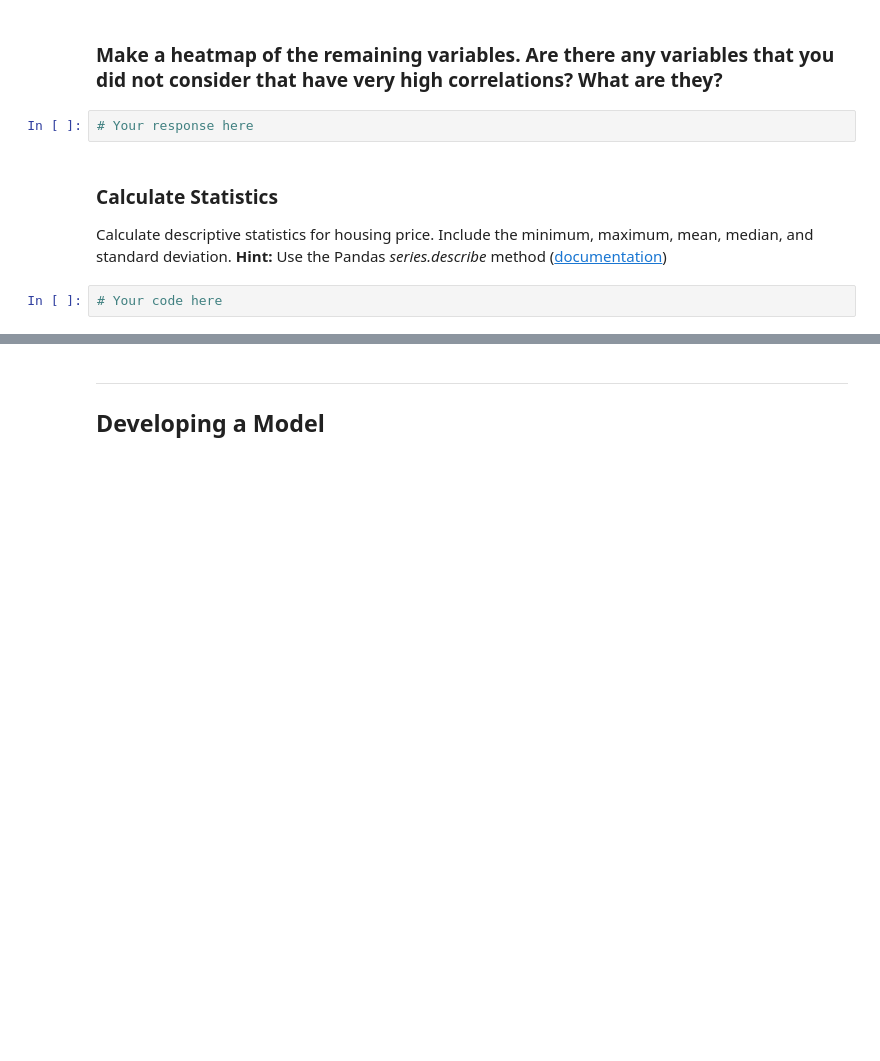
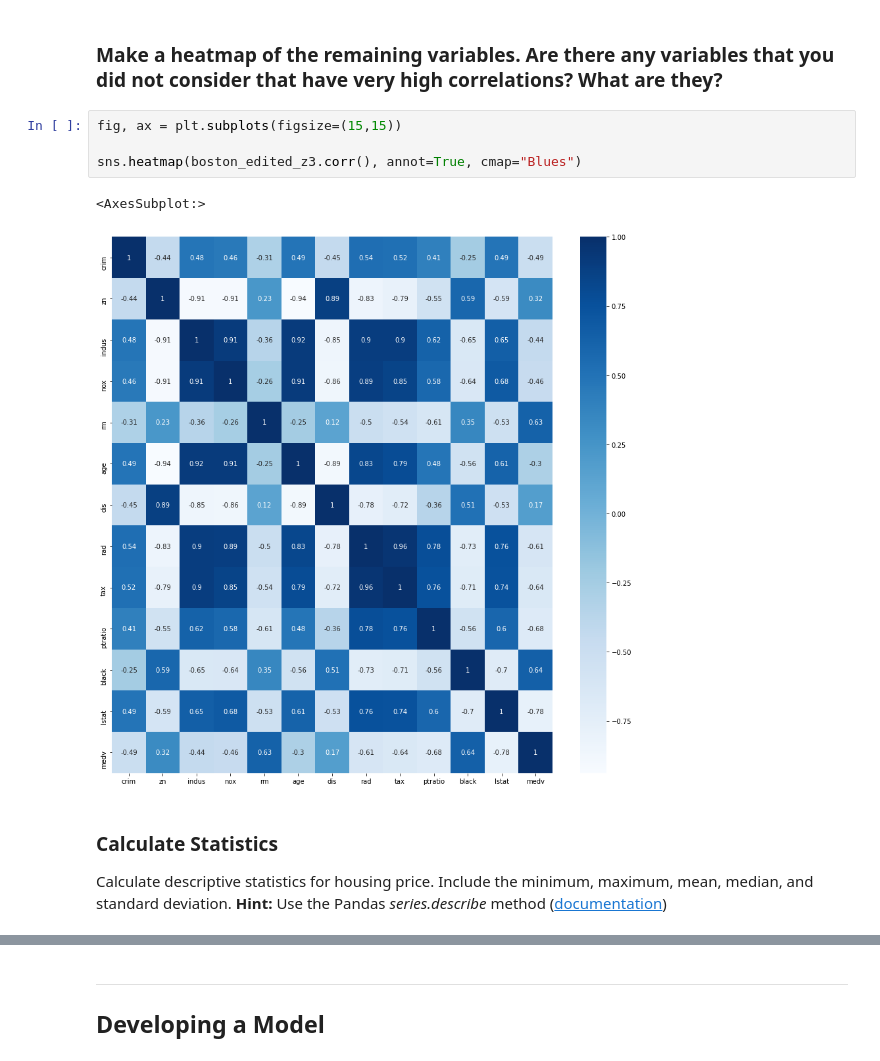
Before and after one commit to ta-data-remote/lab-problems-with-ML, a Jupyter notebook: your-code/lab_boston_housing.ipynb, the cells around one changed output, grey strips where cells are left out. Cells and saved outputs as stored; diff of their text form; blank space fills up the shorter version.

```diff
--- a/your-code/lab_boston_housing.ipynb
+++ b/your-code/lab_boston_housing.ipynb
@@ -39,10 +151,13 @@ import matplotlib.pyplot as plt
 # %% [markdown]
 ### Make a heatmap of the remaining variables. Are there any variables that you did not consider that have very high correlations? What are they?
-# %%
-# Your response here
+# %%
+fig, ax = plt.subplots(figsize=(15,15))
+
+sns.heatmap(boston_edited_z3.corr(), annot=True, cmap="Blues")
+# %% [output]
+<AxesSubplot:>
+[figure, added]
 # %% [markdown]
 ### Calculate Statistics
 Calculate descriptive statistics for housing price. Include the minimum, maximum, mean, median, and standard deviation.
 **Hint:** Use the Pandas *series.describe* method ([documentation](https://pandas.pydata.org/pandas-docs/stable/reference/api/pandas.Series.describe.html))
-# %%
-# Your code here
```
Also changed, not shown: parts of 38 cells of this notebook, 1 other file.
